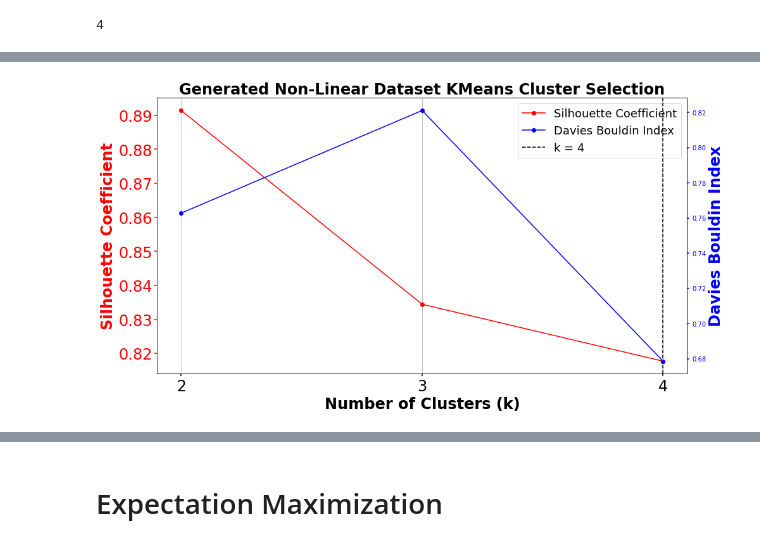
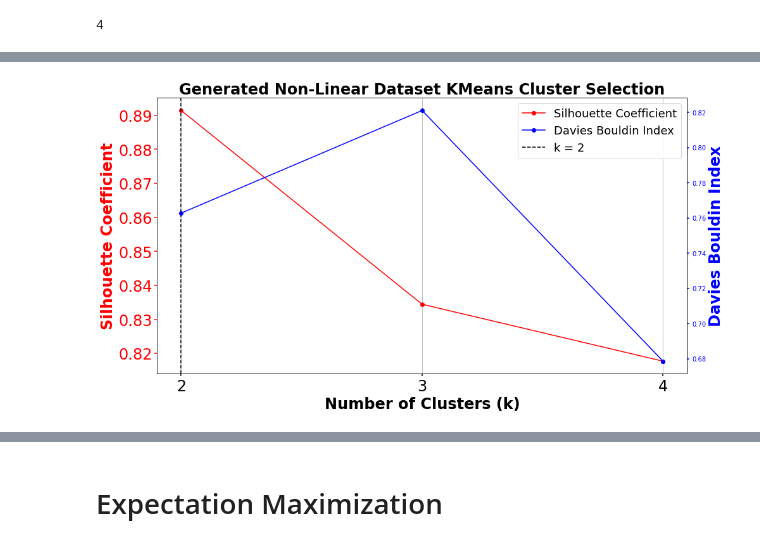
Before and after one commit to Inquisitive-ME/UnSupervisedLearning_Project_Code, a Jupyter notebook: Clustering_DimensionalityReduction/generated_noisy_non-linear_DR_ICA_Clustering.ipynb, the cells around one changed output, grey strips where cells are left out. Drawn from its saved outputs; the diff is of its cells as text; code cells hidden in the pictures.

```diff
--- a/Clustering_DimensionalityReduction/generated_noisy_non-linear_DR_ICA_Clustering.ipynb
+++ b/Clustering_DimensionalityReduction/generated_noisy_non-linear_DR_ICA_Clustering.ipynb
@@ -64,9 +62,9 @@ common.plot_kmeans_all(distortions, davies_bouldin_scores, silhouette_scores, ca
 # %%
 reload(common)
-best_k = 4
+best_k = 2
 common.plot_kmeans_selection(davies_bouldin_scores, silhouette_scores, best_k=best_k, DATASET=DATASET, tick_spacing=1)
 # %% [output]
-[figure, old version]
+[figure, new version]
 # %%
 reload(common)
 common.plot_silhouette_kmeans(ica_gnnl, best_k, DATASET, xlim=[-0.2, 1.0])
```
Also changed, not shown: parts of 12 cells of this notebook, 12 other files.
